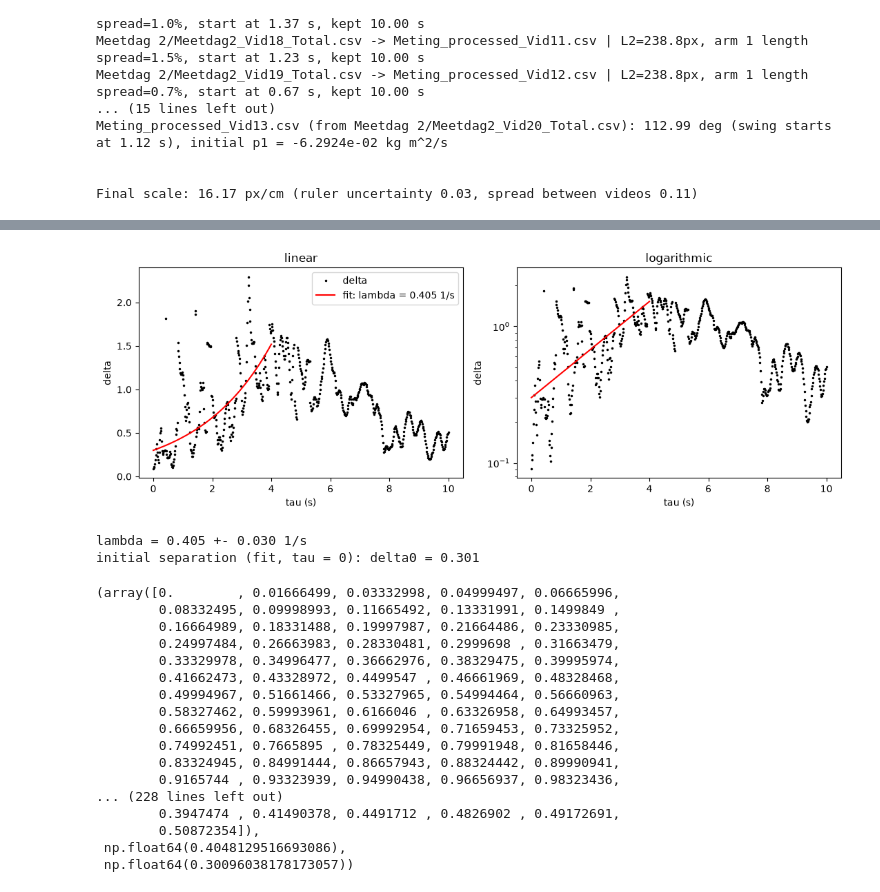
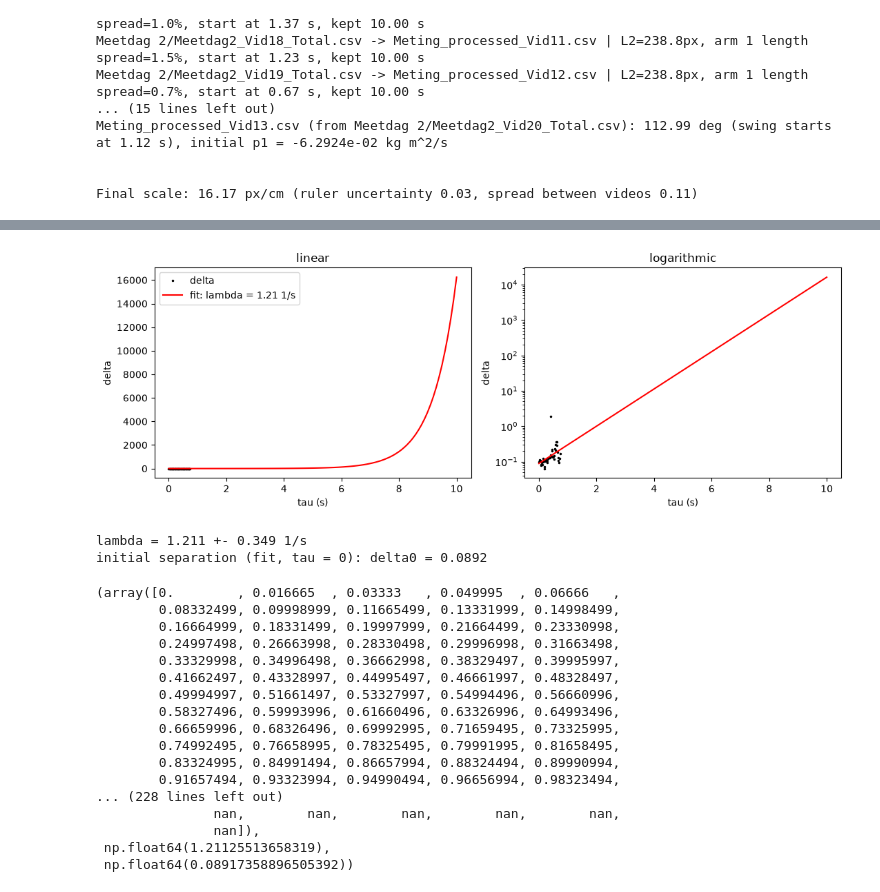
Before and after one commit to daantjebunschoten1-gif/RP---Double-Pendulum-, a Jupyter notebook: Data processing.ipynb, the cells around one changed output, grey strips where cells are left out. Drawn from its saved outputs; the diff is of its cells as text; code cells hidden in the pictures.

Commit message:
Still working on phase space distance

```diff
--- a/Data processing.ipynb
+++ b/Data processing.ipynb
@@ -250,51 +267,51 @@ def phase_space_analysis(file_a, file_b, fit_start, fit_end):
                     + (d_th2 / theta_norm)**2 + (d_p2 / p2_norm)**2)
 
     # fit ln(delta) = lambda * tau + b over the chosen interval
     window = (tau >= fit_start) & (tau <= fit_end) & ~np.isnan(delta)
     popt, pcov = curve_fit(lambda t, lam, b: lam * t + b, tau[window], np.log(delta[window]))
     lam, b_fit = popt
     lam_err = np.sqrt(pcov[0, 0])
     delta0 = np.exp(b_fit)
 
     # plot on linear and logarithmic vertical axes
     fig, (ax1, ax2) = plt.subplots(1, 2, figsize=(11, 4))
     t_line = np.linspace(fit_start, fit_end, 100)
     for ax in (ax1, ax2):
         ax.plot(tau, delta, "k.", ms=3, label="delta")
         ax.plot(t_line, np.exp(b_fit + lam * t_line), "r-", label=f"fit: lambda = {lam:.3g} 1/s")
         ax.set_xlabel("tau (s)")
         ax.set_ylabel("delta")
     ax1.set_title("linear")
     ax2.set_title("logarithmic")
     ax2.set_yscale("log")
     ax1.legend()
     plt.tight_layout()
     plt.show()
 
     print(f"lambda = {lam:.3f} +- {lam_err:.3f} 1/s")
     print(f"initial separation (fit, tau = 0): delta0 = {delta0:.3g}")
     return tau, delta, lam, delta0
 
 
-phase_space_analysis("Meting_processed_Vid2.csv", "Meting_processed_Vid5.csv", fit_start=0, fit_end=4)
+phase_space_analysis("Meting_processed_Vid4.csv", "Meting_processed_Vid9.csv", fit_start=0, fit_end=10)
 # %% [output]
-[figure, old version]
+[figure, new version]
-lambda = 0.405 +- 0.030 1/s
-initial separation (fit, tau = 0): delta0 = 0.301
+lambda = 1.211 +- 0.349 1/s
+initial separation (fit, tau = 0): delta0 = 0.0892
-(array([0.        , 0.01666499, 0.03332998, 0.04999497, 0.06665996,
-        0.08332495, 0.09998993, 0.11665492, 0.13331991, 0.1499849 ,
-        0.16664989, 0.18331488, 0.19997987, 0.21664486, 0.23330985,
-        0.24997484, 0.26663983, 0.28330481, 0.2999698 , 0.31663479,
-        0.33329978, 0.34996477, 0.36662976, 0.38329475, 0.39995974,
-        0.41662473, 0.43328972, 0.4499547 , 0.46661969, 0.48328468,
-        0.49994967, 0.51661466, 0.53327965, 0.54994464, 0.56660963,
-        0.58327462, 0.59993961, 0.6166046 , 0.63326958, 0.64993457,
-        0.66659956, 0.68326455, 0.69992954, 0.71659453, 0.73325952,
-        0.74992451, 0.7665895 , 0.78325449, 0.79991948, 0.81658446,
-        0.83324945, 0.84991444, 0.86657943, 0.88324442, 0.89990941,
-        0.9165744 , 0.93323939, 0.94990438, 0.96656937, 0.98323436,
+(array([0.        , 0.016665  , 0.03333   , 0.049995  , 0.06666   ,
+        0.08332499, 0.09998999, 0.11665499, 0.13331999, 0.14998499,
+        0.16664999, 0.18331499, 0.19997999, 0.21664499, 0.23330998,
+        0.24997498, 0.26663998, 0.28330498, 0.29996998, 0.31663498,
+        0.33329998, 0.34996498, 0.36662998, 0.38329497, 0.39995997,
+        0.41662497, 0.43328997, 0.44995497, 0.46661997, 0.48328497,
+        0.49994997, 0.51661497, 0.53327997, 0.54994496, 0.56660996,
+        0.58327496, 0.59993996, 0.61660496, 0.63326996, 0.64993496,
+        0.66659996, 0.68326496, 0.69992995, 0.71659495, 0.73325995,
+        0.74992495, 0.76658995, 0.78325495, 0.79991995, 0.81658495,
+        0.83324995, 0.84991494, 0.86657994, 0.88324494, 0.89990994,
+        0.91657494, 0.93323994, 0.94990494, 0.96656994, 0.98323494,
 ... (228 lines left out)
-        0.3947474 , 0.41490378, 0.4491712 , 0.4826902 , 0.49172691,
-        0.50872354]),
- np.float64(0.4048129516693086),
- np.float64(0.30096038178173057))
+               nan,        nan,        nan,        nan,        nan,
+               nan]),
+ np.float64(1.21125513658319),
+ np.float64(0.08917358896505392))
```
Also changed, not shown: parts of 2 cells of this notebook.
